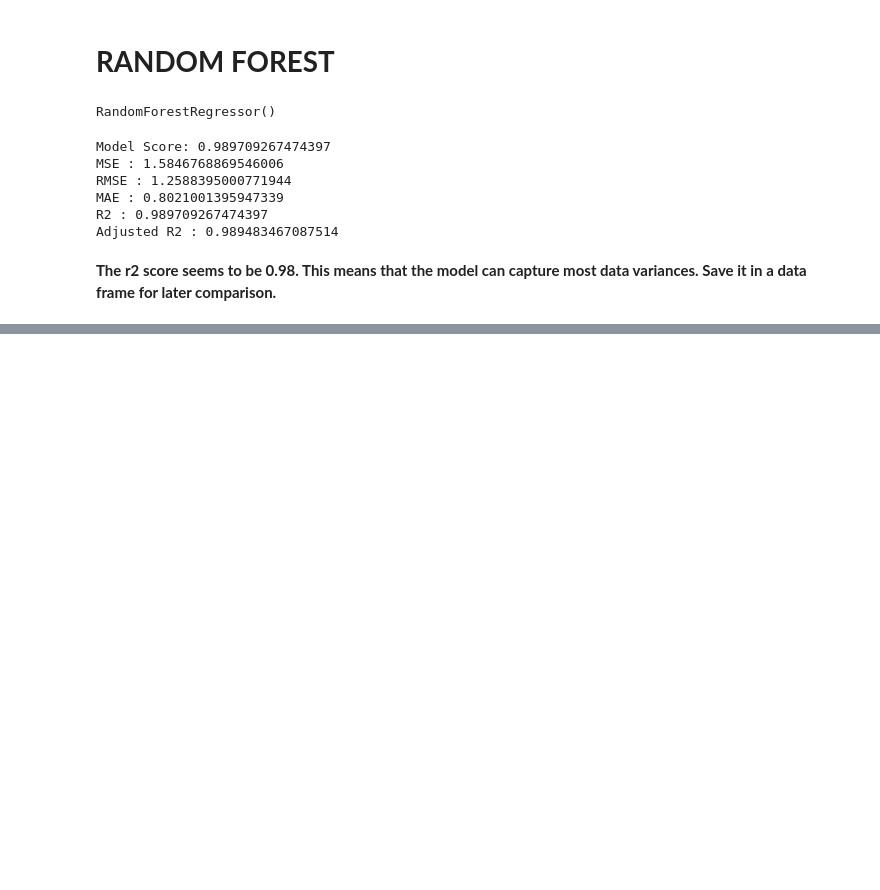
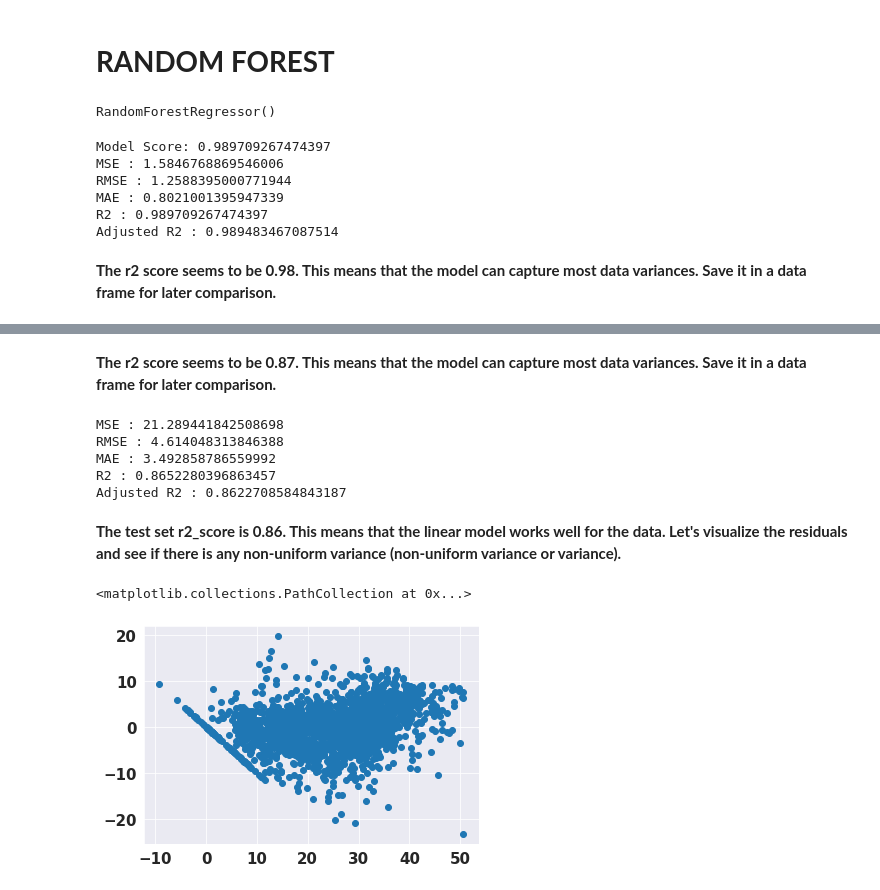
Before and after one commit to yashwany/Bike-Sharing-Demand-Prediction, a Jupyter notebook: Capstone_project_Bike_Sharing_Demand_Prediction.ipynb, the cells around one changed output, grey strips where cells are left out. Cells and saved outputs as stored; diff of their text form; code cells hidden in the pictures; blank space fills up the shorter version.

```diff
--- a/Capstone_project_Bike_Sharing_Demand_Prediction.ipynb
+++ b/Capstone_project_Bike_Sharing_Demand_Prediction.ipynb
@@ -1632,0 +1755,8 @@ Adjusted R2 : 0.989483467087514
+# %%
+#import the packages
+from sklearn.ensemble import GradientBoostingRegressor
+# Create an instance of the GradientBoostingRegressor
+gb_model = GradientBoostingRegressor()
+
+
+gb_model.fit(X_train,y_train)
@@ -1632,0 +1765,5 @@ Adjusted R2 : 0.989483467087514
+# %%
+# Making predictions on train and test data
+
+y_pred_train_g = gb_model.predict(X_train)
+y_pred_test_g = gb_model.predict(X_test)
@@ -1632,0 +1802,2 @@ Adjusted R2 : 0.989483467087514
+# %% [markdown]
+**The r2 score seems to be 0.87. This means that the model can capture most  data variances. Save it in a data frame for later comparison.**
@@ -1632,0 +1814,32 @@ Adjusted R2 : 0.989483467087514
+# %%
+#import the packages
+from sklearn.metrics import mean_squared_error
+#calculate MSE
+MSE_gb= mean_squared_error(y_test, y_pred_test_g)
+print("MSE :",MSE_gb)
+
+#calculate RMSE
+RMSE_gb=np.sqrt(MSE_gb)
+print("RMSE :",RMSE_gb)
+
+
+#calculate MAE
+MAE_gb= mean_absolute_error(y_test, y_pred_test_g)
+print("MAE :",MAE_gb)
+
+
+#import the packages
+from sklearn.metrics import r2_score
+#calculate r2 and adjusted r2
+r2_gb= r2_score((y_test), (y_pred_test_g))
+print("R2 :",r2_gb)
+Adjusted_R2_gb = (1-(1-r2_score((y_test), (y_pred_test_g)))*((X_test.shape[0]-1)/(X_test.shape[0]-X_test.shape[1]-1)))
+print("Adjusted R2 :",1-(1-r2_score((y_test), (y_pred_test_g)))*((X_test.shape[0]-1)/(X_test.shape[0]-X_test.shape[1]-1)) )
+# %% [output]
+MSE : 21.289441842508698
+RMSE : 4.614048313846388
+MAE : 3.492858786559992
+R2 : 0.8652280396863457
+Adjusted R2 : 0.8622708584843187
+# %% [markdown]
+**The test set r2_score is 0.86. This means that the linear model works well for the data. Let's visualize the residuals and see if there is any non-uniform variance (non-uniform variance or variance).**
@@ -1632,0 +1856,6 @@ Adjusted R2 : 0.989483467087514
+# %%
+### Heteroscadacity
+plt.scatter((y_pred_test_g),(y_test)-(y_pred_test_g))
+# %% [output]
+<matplotlib.collections.PathCollection at 0x...>
+[figure, added]
```
Also changed, not shown: parts of 54 cells of this notebook.
